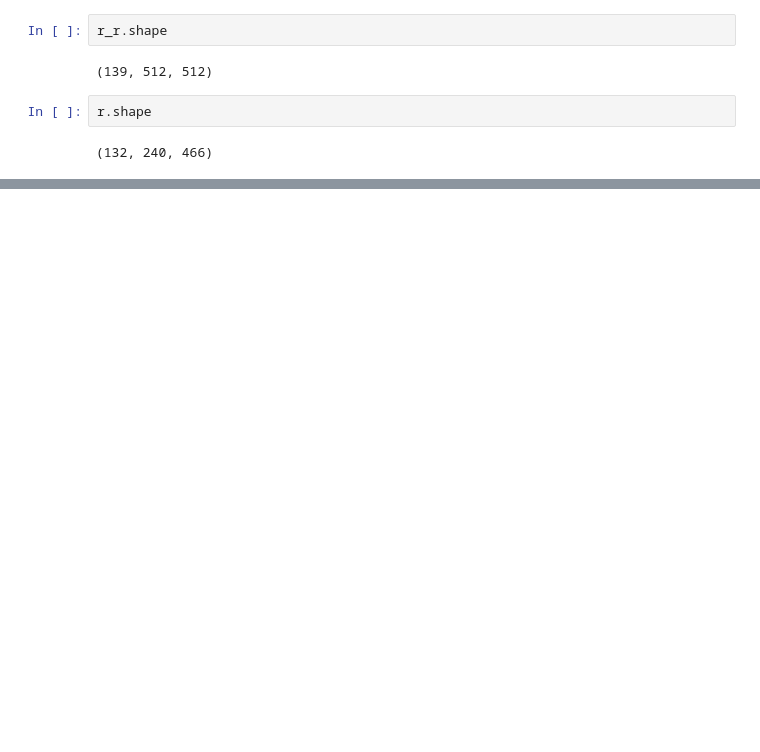
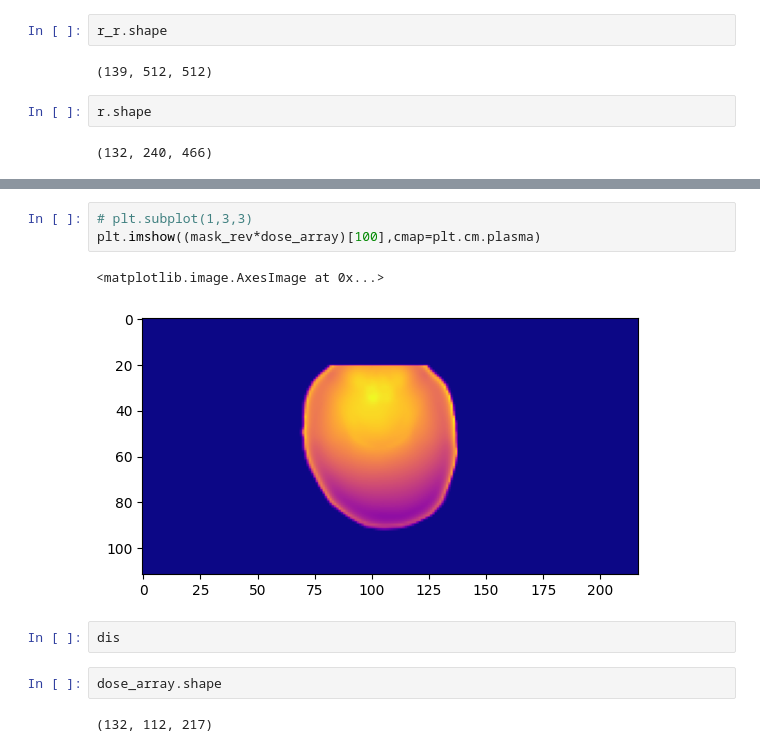
Before and after one commit to kildealab/defaceRT, a Jupyter notebook: Deface Dose Map Tests.ipynb, the cells around one changed output, grey strips where cells are left out. Cells and saved outputs as stored; diff of their text form; blank space fills up the shorter version.

```diff
--- a/Deface Dose Map Tests.ipynb
+++ b/Deface Dose Map Tests.ipynb
@@ -535,0 +586,12 @@ r.shape
+# %%
+# plt.subplot(1,3,3)
+plt.imshow((mask_rev*dose_array)[100],cmap=plt.cm.plasma)
+# %% [output]
+<matplotlib.image.AxesImage at 0x...>
+[figure, added]
+# %%
+dis
+# %%
+dose_array.shape
+# %% [output]
+(132, 112, 217)
```
Also changed, not shown: parts of 9 cells of this notebook, 1 other file.
